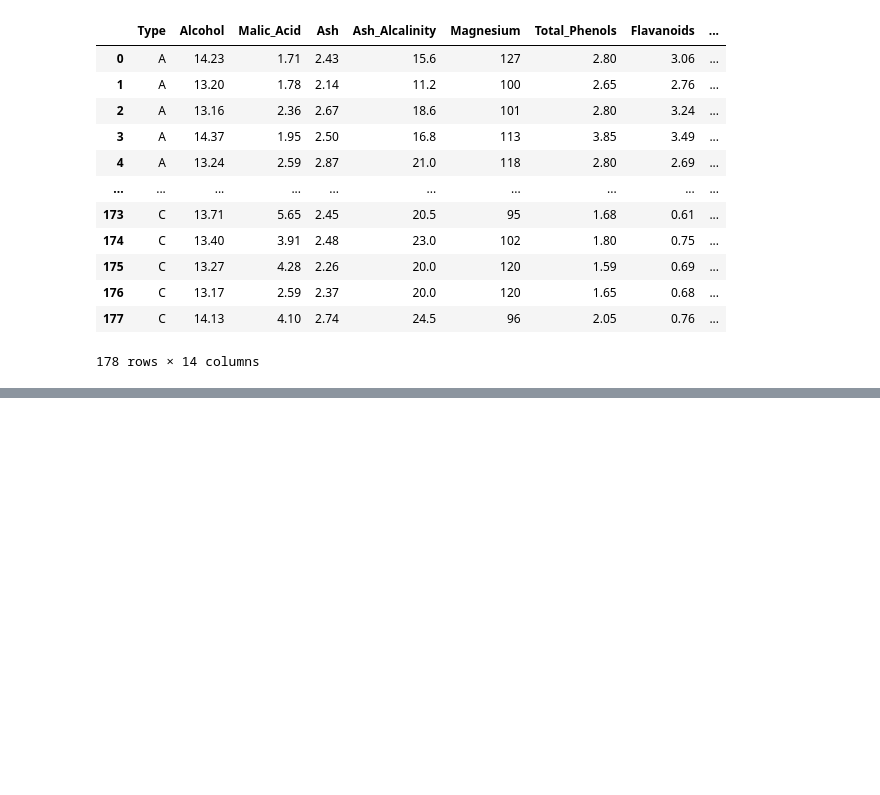
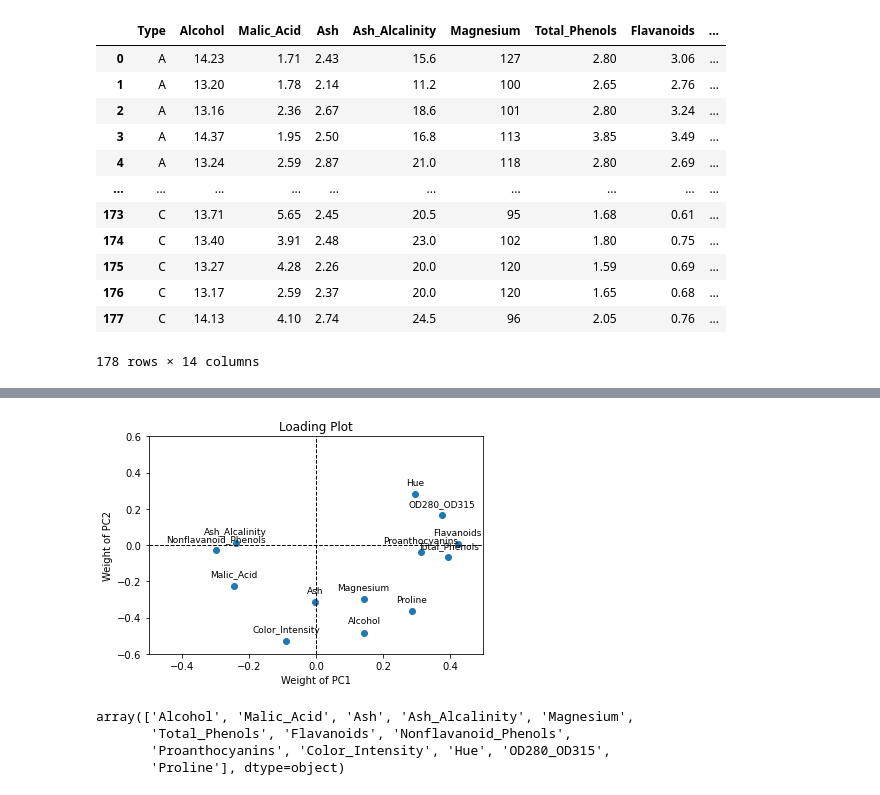
Before and after one commit to Jeong-JaeYoon/Today-I-Learned, a Jupyter notebook: 2022-1-MultivariateStatisticalAnalysisForDataMining/homework5.ipynb, the cells around one changed output, grey strips where cells are left out. Cells and saved outputs as stored; diff of their text form; code cells hidden in the pictures; blank space fills up the shorter version.

```diff
--- a/2022-1-MultivariateStatisticalAnalysisForDataMining/homework5.ipynb
+++ b/2022-1-MultivariateStatisticalAnalysisForDataMining/homework5.ipynb
@@ -24,0 +149,3 @@ wine
+# %%
+loadings = pd.DataFrame(pca.components_.T, columns=['PC1', 'PC2'], index=feature)
+loadings
@@ -24,0 +167,24 @@ wine
+# %%
+plt.title('Loading Plot')
+plt.xlabel('Weight of PC1')
+plt.ylabel('Weight of PC2')
+plt.xlim(-0.5,0.5)
+plt.ylim(-0.6,0.6)
+plt.axhline(y=0, color='black', linestyle = '--', linewidth = 1)
+plt.axvline(x=0, color='black', linestyle = '--', linewidth = 1)
+plt.scatter(x=loadings.PC1, y=loadings.PC2)
+
+for i in range(len(loadings)):
+    height = loadings.PC2[i]
+    plt.text(x=loadings.PC1[i], y=height+0.05,s=feature[i], ha='center', size = 9)
+
+plt.show()
+# %% [output]
+[figure, added]
+# %%
+feature
+# %% [output]
+array(['Alcohol', 'Malic_Acid', 'Ash', 'Ash_Alcalinity', 'Magnesium',
+       'Total_Phenols', 'Flavanoids', 'Nonflavanoid_Phenols',
+       'Proanthocyanins', 'Color_Intensity', 'Hue', 'OD280_OD315',
+       'Proline'], dtype=object)
```
Also changed, not shown: parts of 13 cells of this notebook.
